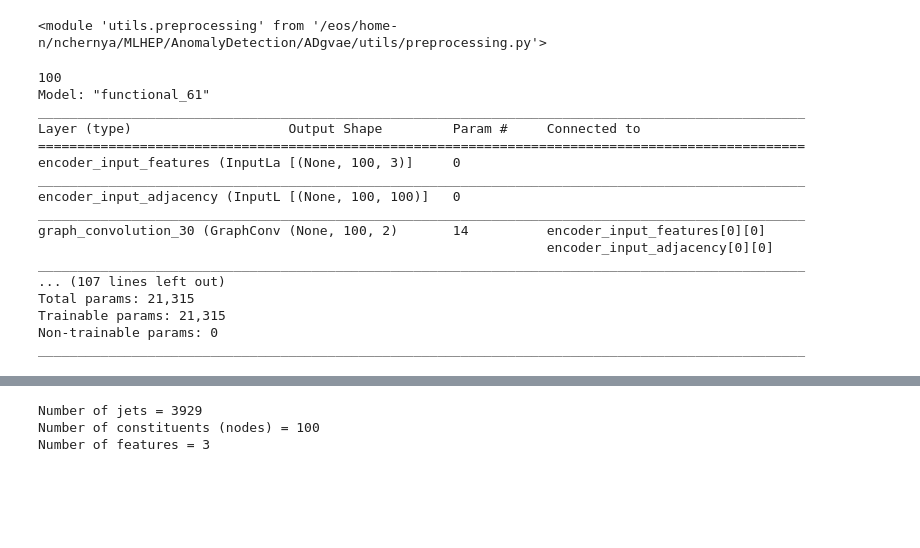
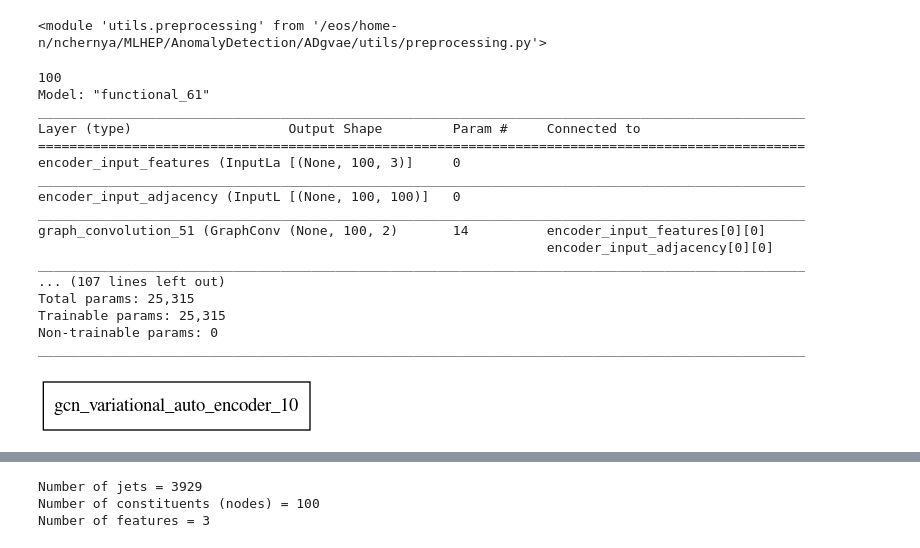
Before and after one commit to nadya-chernyavskaya/ADgvae, a Jupyter notebook: GCN_VAE.ipynb, the cells around one changed output, grey strips where cells are left out. Drawn from its saved outputs; the diff is of its cells as text; code cells hidden in the pictures; blank space fills up the shorter version.

```diff
--- a/GCN_VAE.ipynb
+++ b/GCN_VAE.ipynb
@@ -139,8 +143,8 @@ reload(prepr)
 # %% [output]
 <module 'utils.preprocessing' from '/eos/home-n/nchernya/MLHEP/AnomalyDetection/ADgvae/utils/preprocessing.py'>
 # %%
-gcnvae = models.GCNVariationalAutoEncoder(nodes_n=nodes_n, feat_sz=feat_sz, activation=tf.nn.tanh,latent_dim=10,kl_warmup_time=10)
-gcnvae.compile(optimizer=tf.keras.optimizers.Adam(learning_rate=0.0001), run_eagerly=True)
+gcnvae = models.GCNVariationalAutoEncoder(nodes_n=nodes_n, feat_sz=feat_sz, activation=tf.nn.tanh,latent_dim=50,kl_warmup_time=10)
+gcnvae.compile(optimizer=tf.keras.optimizers.Adam(learning_rate=0.01), run_eagerly=True)
 # %% [output]
 100
 Model: "functional_61"
@@ -151,14 +155,18 @@ encoder_input_features (InputLa [(None, 100, 3)]     0
 __________________________________________________________________________________________________
 encoder_input_adjacency (InputL [(None, 100, 100)]   0
 __________________________________________________________________________________________________
-graph_convolution_30 (GraphConv (None, 100, 2)       14          encoder_input_features[0][0]
+graph_convolution_51 (GraphConv (None, 100, 2)       14          encoder_input_features[0][0]
                                                                  encoder_input_adjacency[0][0]
 __________________________________________________________________________________________________
 ... (107 lines left out)
-Total params: 21,315
-Trainable params: 21,315
+Total params: 25,315
+Trainable params: 25,315
 Non-trainable params: 0
 __________________________________________________________________________________________________
+# %%
+tf.keras.utils.plot_model(gcnvae, show_shapes=True)
+# %% [output]
+[figure, added]
 # %%
 custom_callback = models.KLWarmupCallback()
 # %%
```
Also changed, not shown: parts of 10 cells of this notebook, 1 other file.
